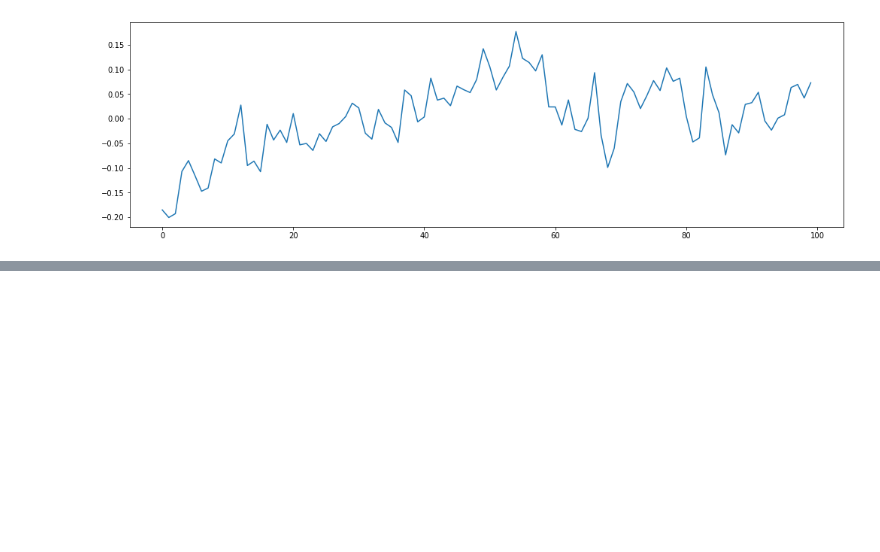
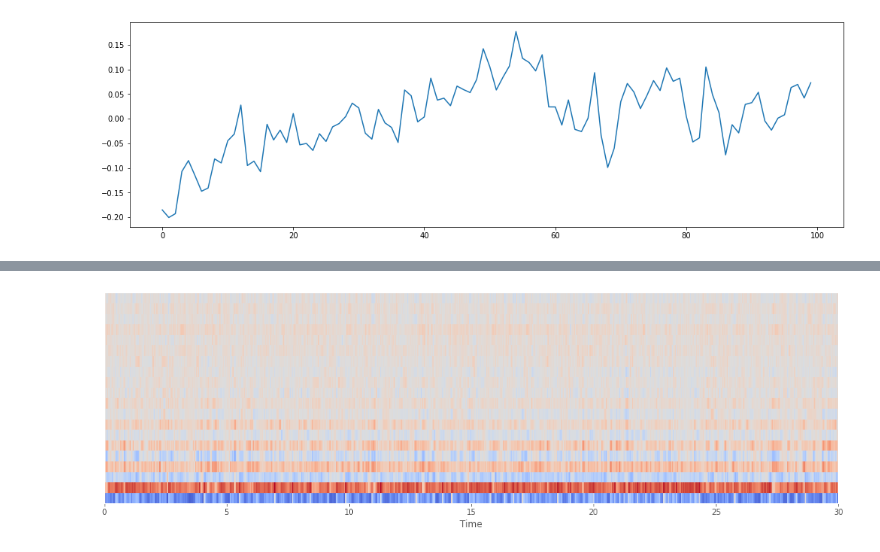
Before and after one commit to atsai24/music_audio_analysis, a Jupyter notebook: audio_data_pipeline.ipynb, the cells around one changed output, grey strips where cells are left out. Saved outputs shown, nothing was run; the diff lists cells and outputs as text; code cells hidden in the pictures; blank space fills up the shorter version.

```diff
--- a/audio_data_pipeline.ipynb
+++ b/audio_data_pipeline.ipynb
@@ -143,0 +161,6 @@ ipd.Audio(data=l[0],rate = srs[0])
+# %%
+mfcc = librosa.feature.mfcc(S=librosa.power_to_db(mel), n_mfcc=20)
+mfcc = skl.preprocessing.StandardScaler().fit_transform(mfcc)
+librosa.display.specshow(mfcc, sr=sr, x_axis='time');
+# %% [output]
+[figure, added]
```
Also changed, not shown: parts of 18 cells of this notebook, 1 other file.
